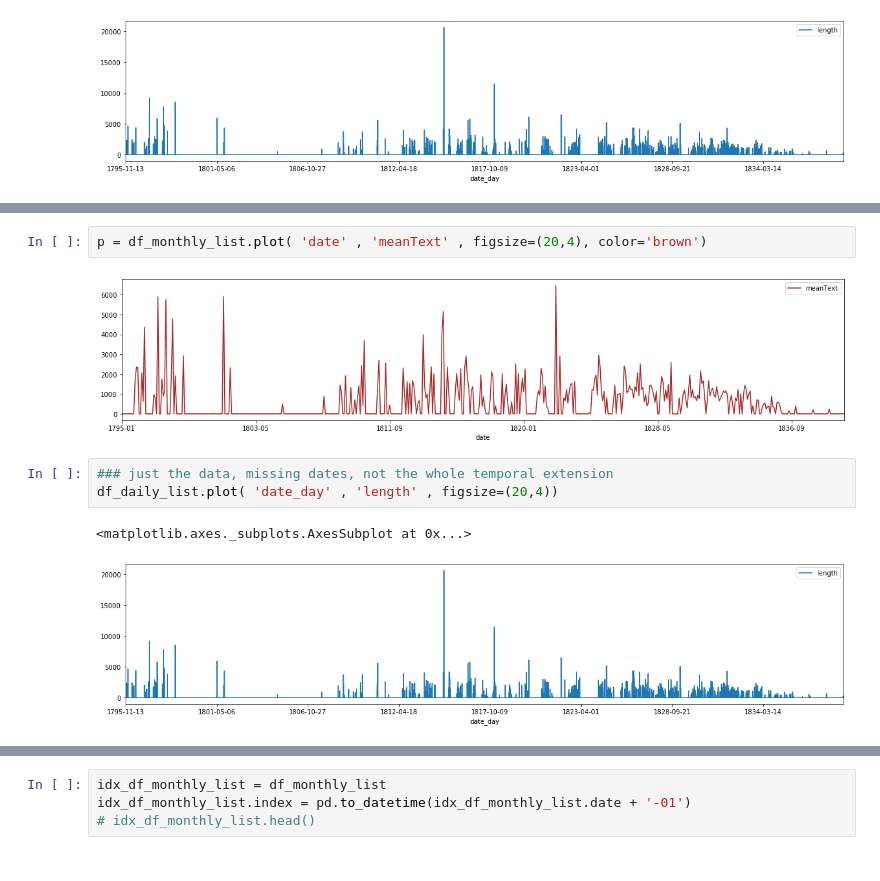
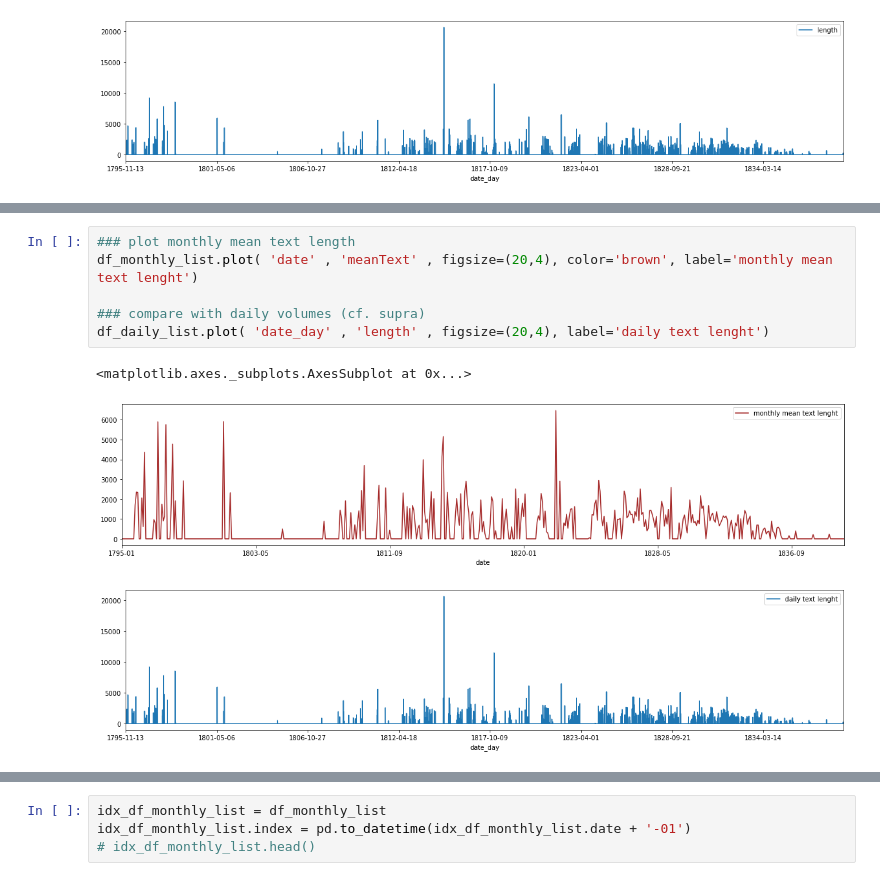
Before and after one commit to kleiolab/analysis-public, a Jupyter notebook: AMPI/Text_tags_analysis.ipynb, the cells around one changed output, grey strips where cells are left out. Drawn from its saved outputs; the diff is of its cells as text.

```diff
--- a/AMPI/Text_tags_analysis.ipynb
+++ b/AMPI/Text_tags_analysis.ipynb
@@ -196,10 +185,10 @@ df_monthly_list[10:14]
-# %%
-p = df_monthly_list.plot( 'date' , 'meanText' , figsize=(20,4), color='brown')
-# %% [output]
-[figure, removed]
-# %%
-### just the data, missing dates, not the whole temporal extension
-df_daily_list.plot( 'date_day' , 'length' , figsize=(20,4))
-# %% [output]
-<matplotlib.axes._subplots.AxesSubplot at 0x...>
-[figure, removed]
+# %%
+### plot monthly mean text length
+df_monthly_list.plot( 'date' , 'meanText' , figsize=(20,4), color='brown', label='monthly mean text lenght')
+
+### compare with daily volumes (cf. supra)
+df_daily_list.plot( 'date_day' , 'length' , figsize=(20,4), label='daily text lenght')
+# %% [output]
+<matplotlib.axes._subplots.AxesSubplot at 0x...>
+[figure, added]
+[figure, added]
```
Also changed, not shown: parts of 15 cells of this notebook, 1 other file.
